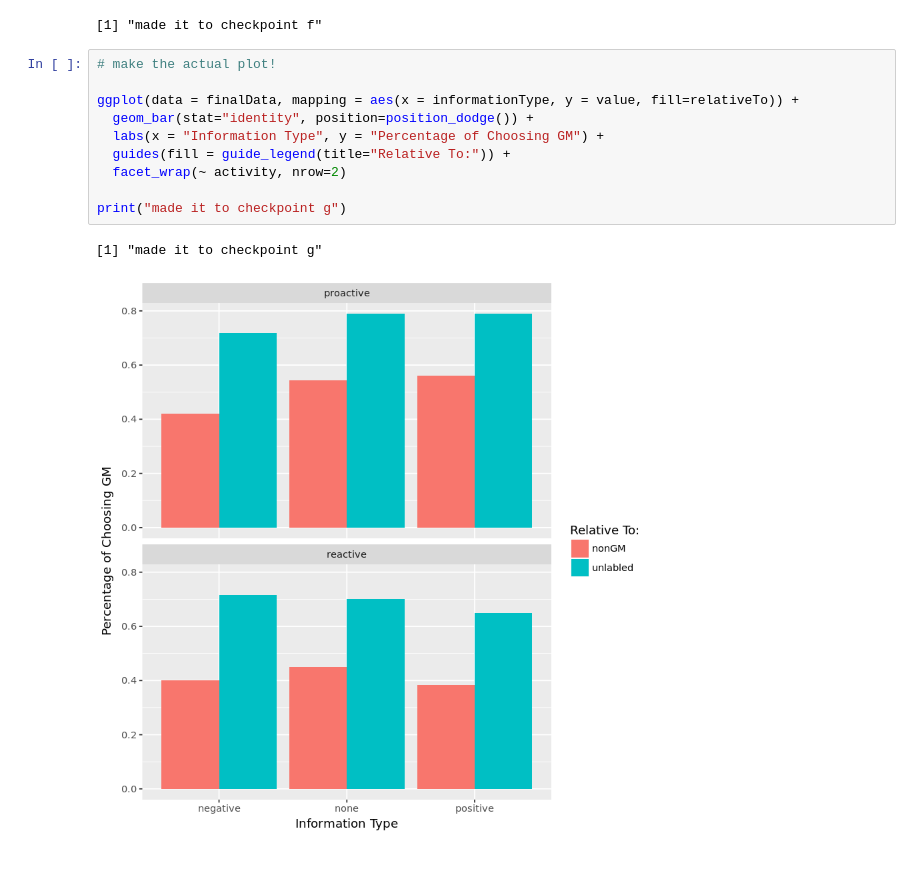
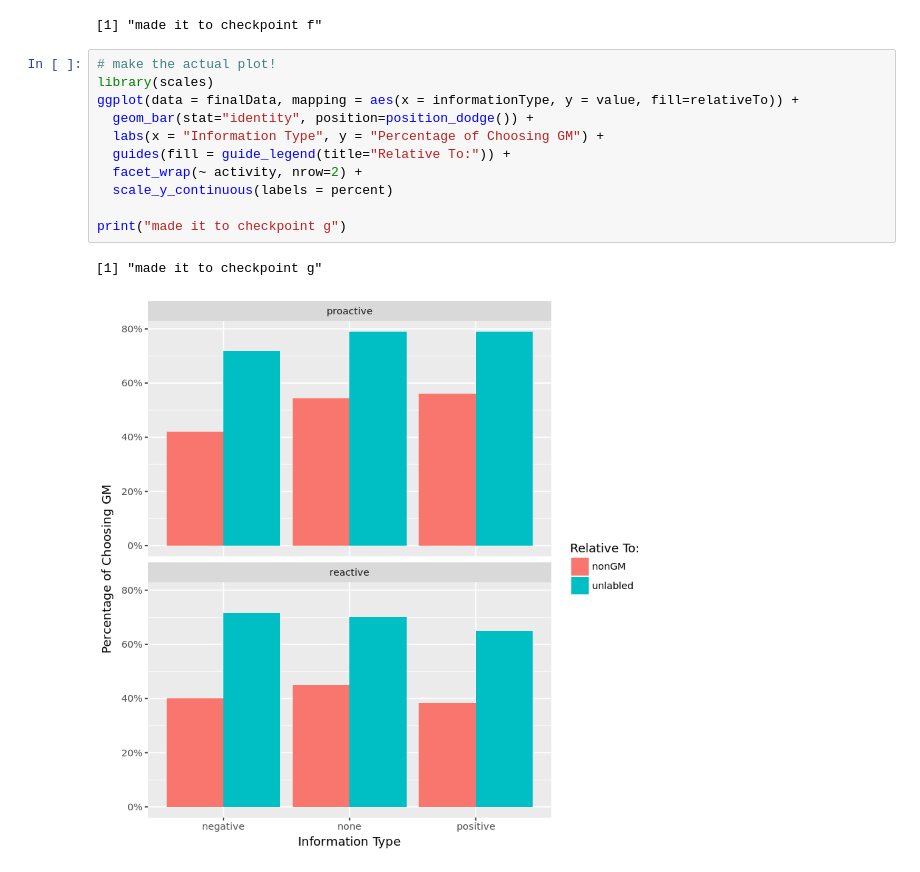
Before and after one commit to Populustremuloides/Reproducibility_Project, a Jupyter notebook: Reproducible.ipynb, the cells around one changed output. Drawn from its saved outputs; the diff is of its cells as text.

Commit message:
Tweaked y-Axis labels

```diff
--- a/Reproducible.ipynb
+++ b/Reproducible.ipynb
@@ -149,14 +149,15 @@ print("made it to checkpoint f")
 [1] "made it to checkpoint f"
 # %%
 # make the actual plot!
-
+library(scales)
 ggplot(data = finalData, mapping = aes(x = informationType, y = value, fill=relativeTo)) +
   geom_bar(stat="identity", position=position_dodge()) +
   labs(x = "Information Type", y = "Percentage of Choosing GM") +
   guides(fill = guide_legend(title="Relative To:")) +
-  facet_wrap(~ activity, nrow=2)
+  facet_wrap(~ activity, nrow=2) +
+  scale_y_continuous(labels = percent)
 
 print("made it to checkpoint g")
 # %% [output]
 [1] "made it to checkpoint g"
-[figure, old version]
+[figure, new version]
```
